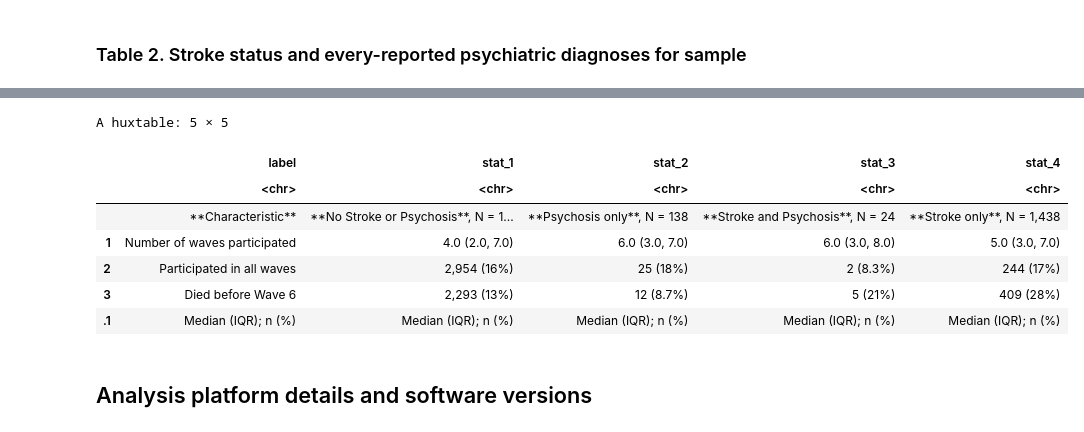
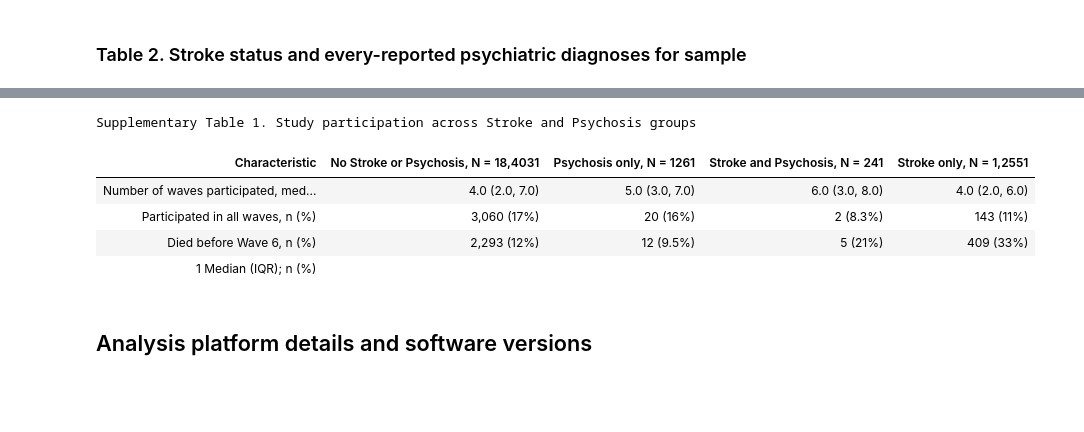
Before and after one commit to vaughanbell/longitudinal-stroke-psychosis-ELSA, a Jupyter notebook: Richards-Belle_et_al_Descriptives_Tables.ipynb, the cells around one changed output, grey strips where cells are left out. Drawn from its saved outputs; the diff is of its cells as text; code cells hidden in the pictures; blank space fills up the shorter version.

```diff
--- a/Richards-Belle_et_al_Descriptives_Tables.ipynb
+++ b/Richards-Belle_et_al_Descriptives_Tables.ipynb
@@ -18,3 +20,26 @@ load(file = transformed_data_filename)
+# %%
+# Location of pre-processed dataframe files
+transformed_data_dir = "/home/main/data/StrokePsychosisELSATransformedData/"
+
+# Directory to store the generated tables as html files. Must be writeable.
+output_dir <- "/tmp/"
+
+transformed_data_filename = paste(transformed_data_dir, "waves12345.rda", sep="")
+load(file = transformed_data_filename)
+
+strokeinpsychosis_surv_filename = paste(transformed_data_dir, "strokeinpsychosis_surv.rda", sep="")
+load(file = strokeinpsychosis_surv_filename)
+# %%
+# Create variable defining stroke/psychosis categories for tables
+strokeinpsychosis_surv <- strokeinpsychosis_surv %>%
+  mutate(categories = case_when(strokeever_10 == 1 & psychosisever_10 == 0 ~ "Stroke only", # had stroke within 10 years, but no psychosis
+                                strokeever_10 == 0 & psychosisever_10 == 1 ~ "Psychosis only", # had psychosis within 10 years, but no stroke
+                                strokeever_10 == 1 & psychosisever_10 == 1 ~ "Stroke and Psychosis", # had stroke and psychosis within 10 years
+                                strokeever_10 == 0 & psychosisever_10 == 0 ~ "No Stroke or Psychosis", # had no stroke or psychosis within 10 years (but may have had them after 10 years)
+                                TRUE ~ "Error"))
+
+# Merge with waves12345 which has the other required variables
+strokeinpsychosis_surv <- merge(strokeinpsychosis_surv, waves12345, by="idauniq", all = TRUE)
 # %% [markdown]
 ### Table 1. Demographics and descriptive statistics for sample
 # %%
@@ -100,29 +129,30 @@ A huxtable: 9 × 5
 # %%
-waves12345 %>%
-  select(Categories = strokepsychosiscat, totalwaves, allwavesparticipated, diedbeforeendfup) %>%
+suppl_table_1 <- strokeinpsychosis_surv %>%
+  select(categories, totalwaves, allwavesparticipated, diedbeforeendfup) %>%
   tbl_summary(
-    by = Categories,
+    by = categories,
     type = totalwaves ~ "continuous",
     digits = totalwaves ~ 1,
     sort = everything() ~ "alphanumeric",
     label = list(
-                 totalwaves = "Number of waves participated",
-                 allwavesparticipated = "Participated in all waves",
-                 diedbeforeendfup = "Died before Wave 6")
+                 totalwaves = "Number of waves participated, median (IQR)",
+                 allwavesparticipated = "Participated in all waves, n (%)",
+                 diedbeforeendfup = "Died before Wave 6, n (%)")
   ) %>%
   bold_labels() %>%
   italicize_levels() %>%
-  modify_caption("**Table 2. Study participation across Stroke and Psychosis groups**") %>%
-  as_hux_table()
+  modify_caption("**Supplementary Table 1. Study participation across Stroke and Psychosis groups**") # %>%
+
+suppl_table_1_filename = paste(output_dir, "RB_et_al_suppl_table_1.html", sep="")
+gt::gtsave(as_gt(suppl_table_1), file = suppl_table_1_filename)
+display_html(file = suppl_table_1_filename)
 # %% [output]
-A huxtable: 5 × 5
+Supplementary Table 1. Study participation across Stroke and Psychosis groups
-|  | label | stat_1 | stat_2 | stat_3 | stat_4 |
-|  | <chr> | <chr> | <chr> | <chr> | <chr> |
-|  | **Characteristic** | **No Stroke or Psychosis**, N = 1... | **Psychosis only**, N = 138 | **Stroke and Psychosis**, N = 24 | **Stroke only**, N = 1,438 |
-| 1 | Number of waves participated | 4.0 (2.0, 7.0) | 6.0 (3.0, 7.0) | 6.0 (3.0, 8.0) | 5.0 (3.0, 7.0) |
-| 2 | Participated in all waves | 2,954 (16%) | 25 (18%) | 2 (8.3%) | 244 (17%) |
-| 3 | Died before Wave 6 | 2,293 (13%) | 12 (8.7%) | 5 (21%) | 409 (28%) |
-| .1 | Median (IQR); n (%) | Median (IQR); n (%) | Median (IQR); n (%) | Median (IQR); n (%) | Median (IQR); n (%) |
+| Characteristic | No Stroke or Psychosis, N = 18,4031 | Psychosis only, N = 1261 | Stroke and Psychosis, N = 241 | Stroke only, N = 1,2551 |
+| Number of waves participated, med... | 4.0 (2.0, 7.0) | 5.0 (3.0, 7.0) | 6.0 (3.0, 8.0) | 4.0 (2.0, 6.0) |
+| Participated in all waves, n (%) | 3,060 (17%) | 20 (16%) | 2 (8.3%) | 143 (11%) |
+| Died before Wave 6, n (%) | 2,293 (12%) | 12 (9.5%) | 5 (21%) | 409 (33%) |
+| 1 Median (IQR); n (%) |  |  |  |  |
 # %% [markdown]
 ## Analysis platform details and software versions
 # %%
```
Also changed, not shown: parts of 14 cells of this notebook, 3 other files.
